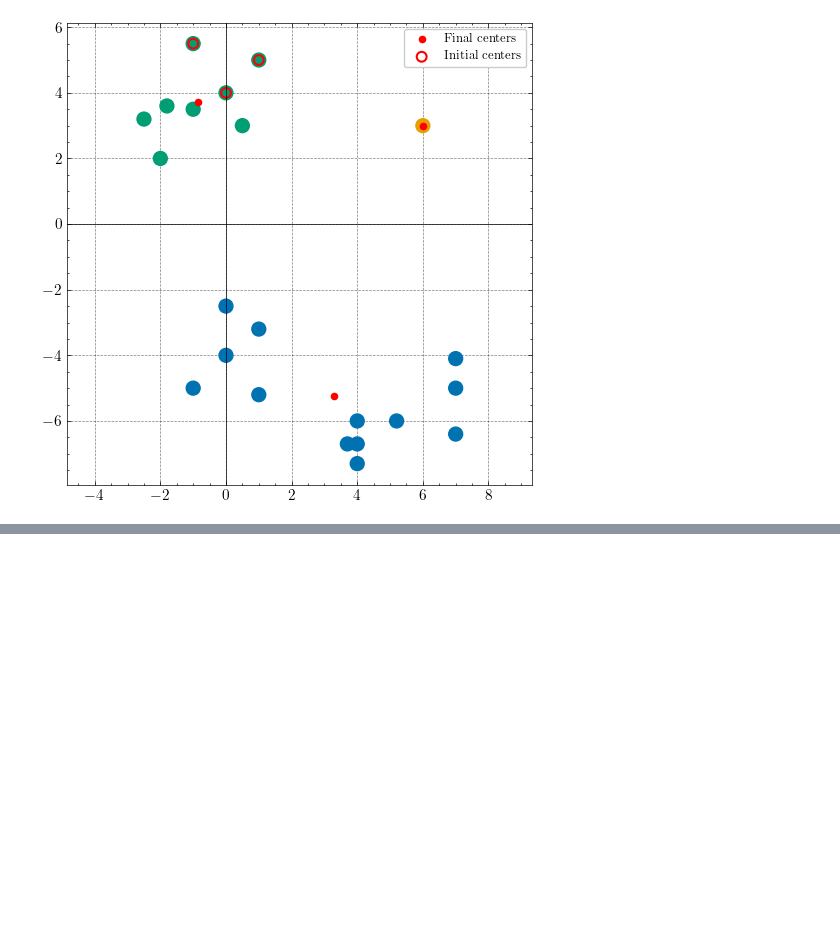
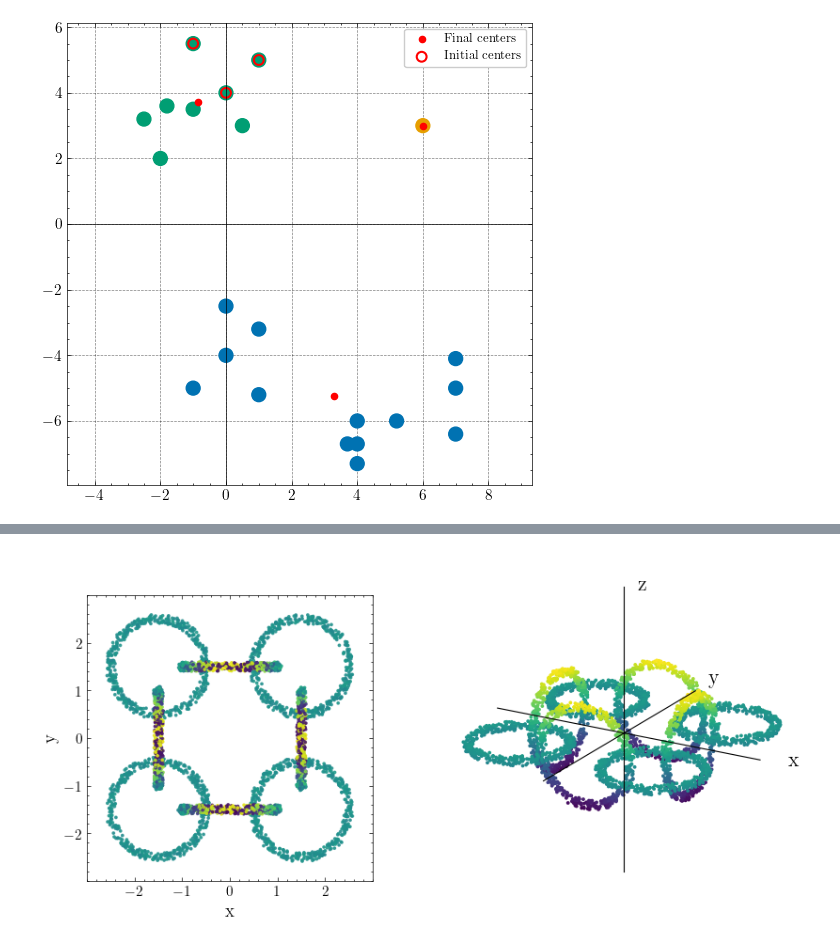
Before and after one commit to MO-tothe-ES/MLA_DIKU, a Jupyter notebook: HA7/HA7.ipynb, the cells around one changed output, grey strips where cells are left out. Cells and saved outputs as stored; diff of their text form; code cells hidden in the pictures; blank space fills up the shorter version.

```diff
--- a/HA7/HA7.ipynb
+++ b/HA7/HA7.ipynb
@@ -136,0 +134,9 @@ Minimum encountered: 40/40 times
+# %%
+# read in data
+datavis = pd.read_csv('data/vis-dataset.csv', header=None)
+datavis.columns = ['x', 'y', 'z']
+datavis['h'] = [0]*2000 + [1]*2000
+datavis['z'] = datavis['z']
+
+display(datavis.head())
+display(datavis.tail())
@@ -136,0 +156,55 @@ Minimum encountered: 40/40 times
+# %%
+ticks = [-2, -1, 0, 1, 2]
+fig = plt.figure(figsize=(9,4))
+
+# -----------------
+# 2D plot
+# -----------------
+ax1 = fig.add_axes([0.07, 0.12, 0.36, 0.76])
+
+ax1.scatter(
+    datavis.x, datavis.y,
+    c=datavis.z, cmap='viridis',
+    s=3, alpha=0.8
+)
+
+ax1.set_xlim(-3, 3)
+ax1.set_ylim(-3, 3)
+ax1.set_xticks(ticks)
+ax1.set_yticks(ticks)
+ax1.set_xlabel('x', fontsize=14)
+ax1.set_ylabel('y', fontsize=14)
+ax1.set_aspect('equal', adjustable='box')
+ax1.grid(False)
+
+# -----------------
+# 3D plot
+# -----------------
+ax2 = fig.add_axes([0.43, 0.01, 0.56, 0.98], projection='3d')
+
+ax2.scatter(
+    datavis.x, datavis.y, datavis.z,
+    c=datavis.z, cmap='viridis',
+    s=3, depthshade=False
+)
+
+ax2.set(xlim=(-3.8, 3.8), ylim=(-3.8, 3.8), zlim=(-3.8, 3.8))
+ax2.set_box_aspect((1, 1, 1), zoom=1.75)
+ax2.view_init(elev=20, azim=-60)
+
+# Remove default axes, grids, ticks and panes
+ax2.set_axis_off()
+
+# Draw centered axes from -3 to 3
+ax2.plot([-3, 3], [0, 0], [0, 0], 'k-', lw=0.8)
+ax2.plot([0, 0], [-3, 3], [0, 0], 'k-', lw=0.8)
+ax2.plot([0, 0], [0, 0], [-3, 3], 'k-', lw=0.8)
+
+# Axis labels
+ax2.text(3.6, 0, 0, 'x', fontsize=16)
+ax2.text(0, 3.6, 0, 'y', fontsize=16)
+ax2.text(0.3, 0.0, 3.0, 'z', fontsize=16)
+
+plt.show()
+# %% [output]
+[figure, added]
```
Also changed, not shown: parts of 10 cells of this notebook, 6 other files.
